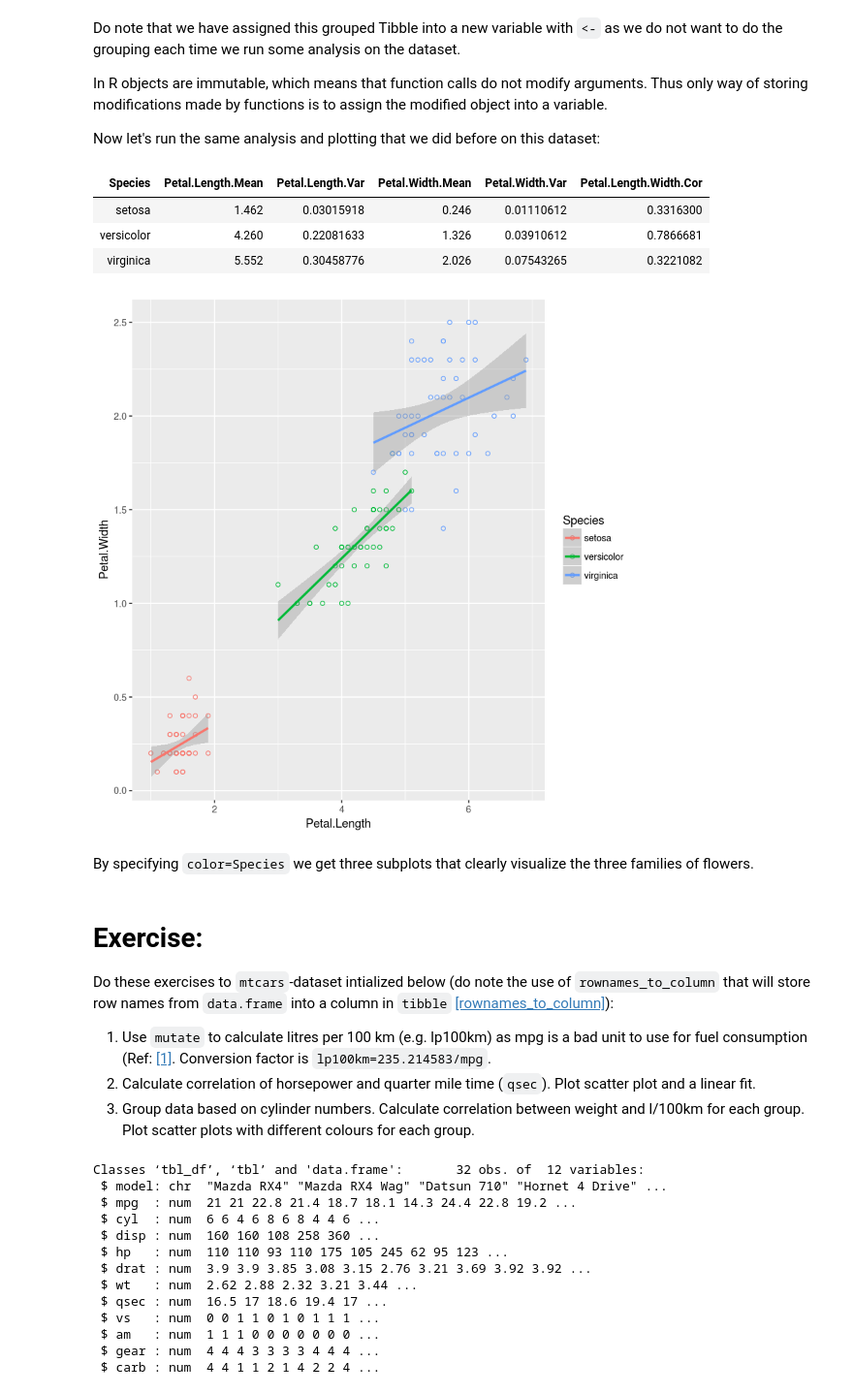
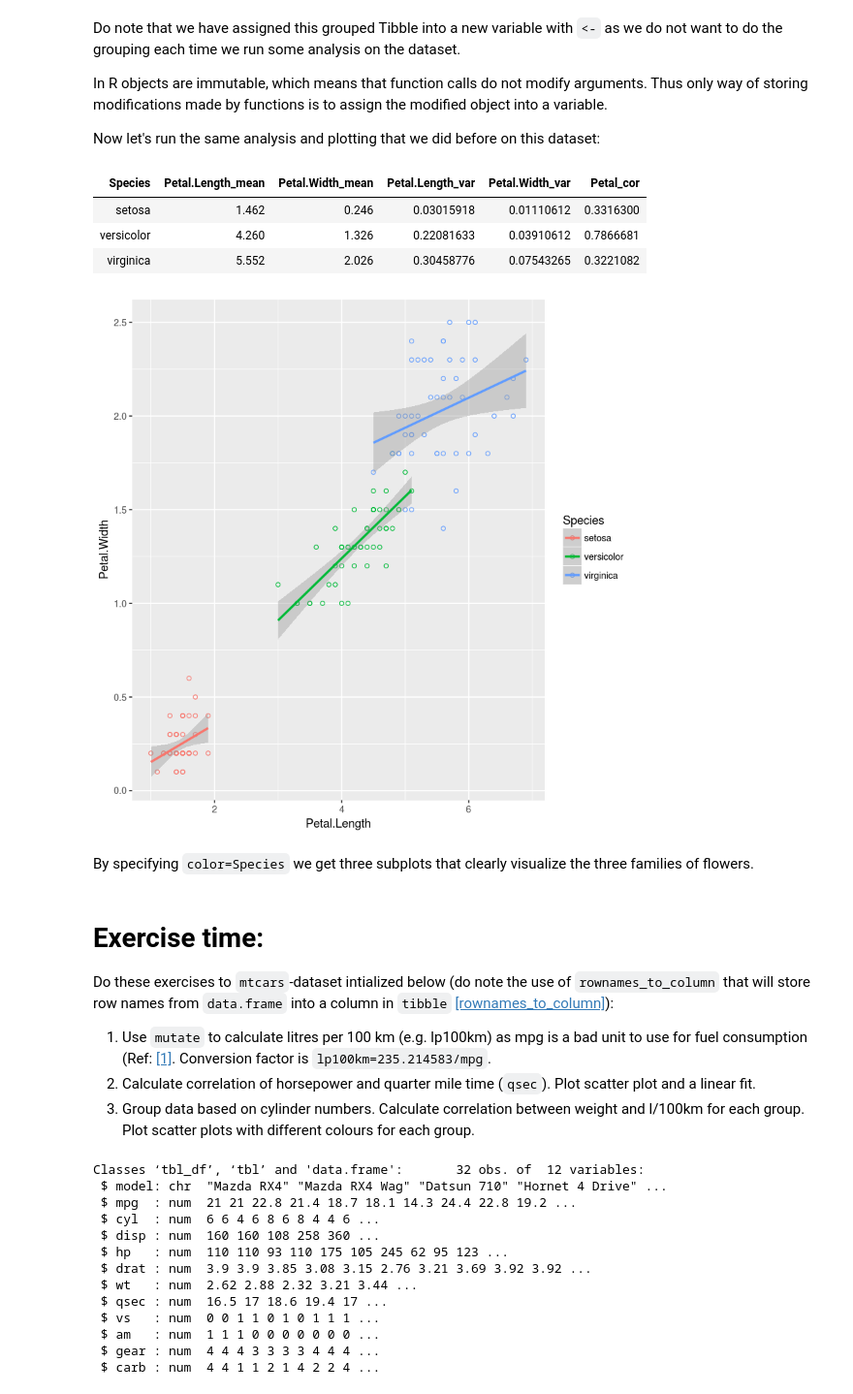
Before and after one commit to AaltoSciComp/python-r-data-analysis-course, a Jupyter notebook: r/02_Summaries_and_Groups.ipynb, the cells around one changed output. Shown at 97% size. Cells and saved outputs as stored; diff of their text form; code cells hidden in the pictures.

```diff
--- a/r/02_Summaries_and_Groups.ipynb
+++ b/r/02_Summaries_and_Groups.ipynb
@@ -90,25 +107,25 @@ Now let's run the same analysis and plotting that we did before on this dataset:
 # %%
 iris_by_species %>%
     summarize(
-        Petal.Length.Mean=mean(Petal.Length),
-        Petal.Length.Var=var(Petal.Length),
-        Petal.Width.Mean=mean(Petal.Width),
-        Petal.Width.Var=var(Petal.Width),
-        Petal.Length.Width.Cor=cor(Petal.Length,Petal.Width)
-        )
+        Petal.Length_mean=mean(Petal.Length),
+        Petal.Width_mean=mean(Petal.Width),
+        Petal.Length_var=var(Petal.Length),
+        Petal.Width_var=var(Petal.Width),
+        Petal_cor=cor(Petal.Length,Petal.Width)
+    )
 
 iris_by_species %>%
     ggplot(aes(x=Petal.Length,y=Petal.Width,color=Species)) +
     geom_point(shape=1) +
     geom_smooth(method=lm)
 # %% [output]
-| Species | Petal.Length.Mean | Petal.Length.Var | Petal.Width.Mean | Petal.Width.Var | Petal.Length.Width.Cor |
-| setosa | 1.462 | 0.03015918 | 0.246 | 0.01110612 | 0.3316300 |
-| versicolor | 4.260 | 0.22081633 | 1.326 | 0.03910612 | 0.7866681 |
-| virginica | 5.552 | 0.30458776 | 2.026 | 0.07543265 | 0.3221082 |
+| Species | Petal.Length_mean | Petal.Width_mean | Petal.Length_var | Petal.Width_var | Petal_cor |
+| setosa | 1.462 | 0.246 | 0.03015918 | 0.01110612 | 0.3316300 |
+| versicolor | 4.260 | 1.326 | 0.22081633 | 0.03910612 | 0.7866681 |
+| virginica | 5.552 | 2.026 | 0.30458776 | 0.07543265 | 0.3221082 |
 [figure]
 # %% [markdown]
 By specifying `color=Species` we get three subplots that clearly visualize the three families of flowers.
 # %% [markdown]
-# Exercise:
+# Exercise time:
 
```
Also changed, not shown: parts of 3 cells of this notebook, 3 other files.
